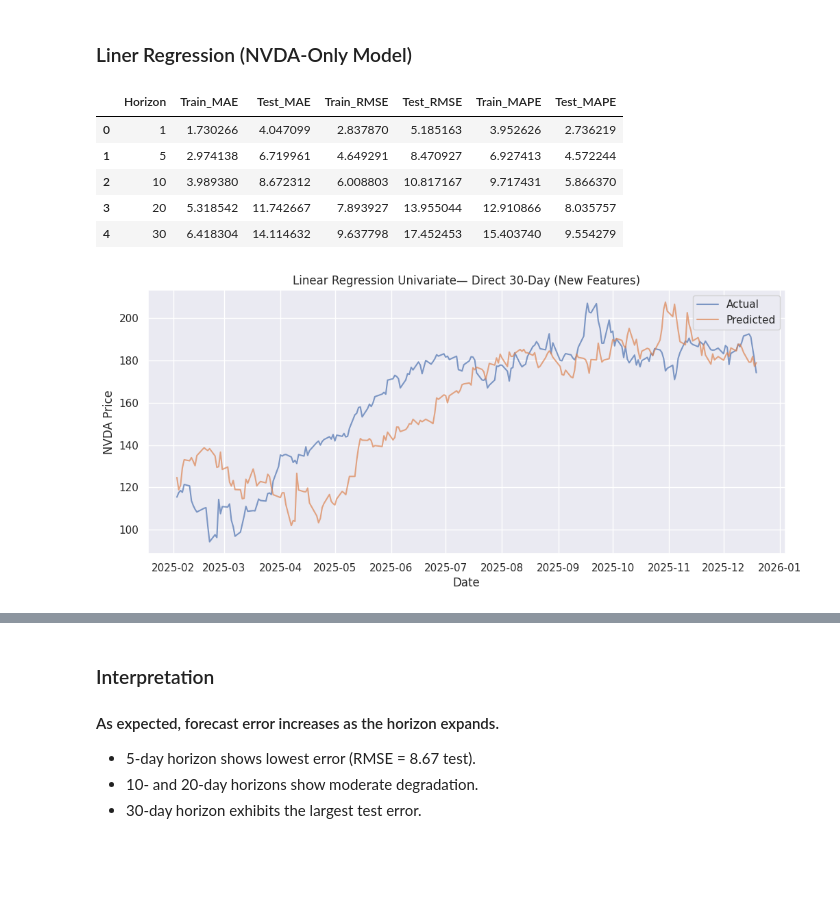
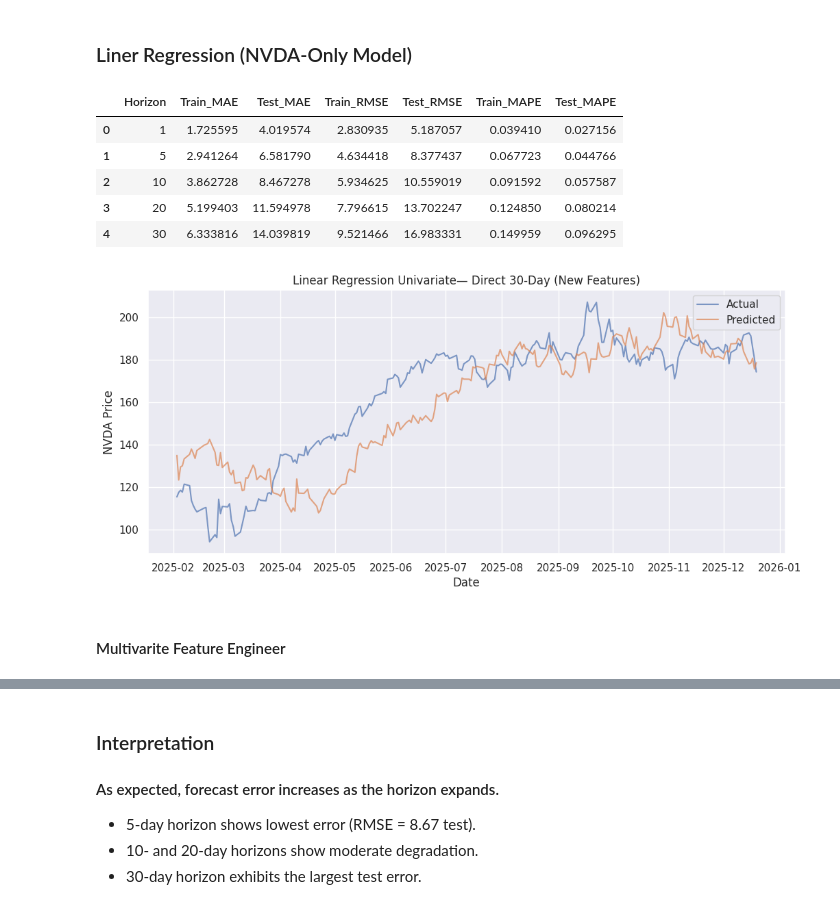
Before and after one commit to EsserMishelle/short-term-stock-forecast, a Jupyter notebook: Copy_of_05_ml_price_based_more.ipynb, the cells around one changed output, grey strips where cells are left out. Cells and saved outputs as stored; diff of their text form; code cells hidden in the pictures; blank space fills up the shorter version.

```diff
--- a/Copy_of_05_ml_price_based_more.ipynb
+++ b/Copy_of_05_ml_price_based_more.ipynb
@@ -404,7 +382,7 @@ X_cols_uni = [
 
 # # Lagged Volumes
 # 'nvda_lag1_volume',
-# 'nvda_lag2_volume',
+'nvda_lag2_volume',
 # 'nvda_lag3_volume',
 # 'nvda_lag5_volume',
 # 'nvda_lag10_volume',
@@ -415,11 +393,18 @@ X_cols_uni = [
 
 
 # # Moving Avg (Different timeframe trends indicators)
-'nvda_roll2_price',
+# 'nvda_roll2_price',
 # 'nvda_roll3_price',
 # 'nvda_roll5_price', #added
 # 'nvda_roll10_price',
 # 'nvda_roll20_price',
+
+# 'nvda_roll2_dist_price',
+'nvda_roll3_dist_price', #(not sure yet, it improves 1 day and 5 days by little)
+# 'nvda_roll5_dist_price',
+# 'nvda_roll10_dist_price',
+# 'nvda_roll20_dist_price',
+
 
 # # How much is price fluctuating?
 'nvda_price_std2',
@@ -443,25 +428,26 @@ X_cols_uni = [
 # 'nvda_ema20',
 
 # # Price Changes
-'nvda_lag1_return',
+# 'nvda_lag1_return',
 # 'nvda_lag2_return', # deleted
 # 'nvda_lag3_return',
 # 'nvda_lag5_return',
 # 'nvda_lag10_return',
 # 'nvda_lag20_return',
 
+
 # # Trading activity signals
 
-'nvda_volume_ma2',
+# 'nvda_volume_ma2',
 # 'nvda_volume_ma3',
 # 'nvda_volume_ma5',
-# 'nvda_volume_ma20',
-
+'nvda_volume_ma20',
+# 'nvda_volume_ma30',
 # 'nvda_price_volume', # Dollar volume
 # 'nvda_price_volume_ma1',
 # 'nvda_price_volume_ma2',
 # 'nvda_price_volume_ma3',
-# 'nvda_price_volume_ma5',
+# 'nvda_price_volume_ma10',
 # 'nvda_price_volume_ma20',
 
 # # High-Low range (shifted to avoid data leakage)
@@ -481,6 +467,13 @@ X_cols_uni = [
 'nvda_momentum5',
 # 'nvda_momentum10',
 
+
+# 'mom5_x_std2',
+# 'mom5_x_std3',
+# 'mom5_x_std5',
+'mom5_x_std10',
+# 'mom5_x_std20',
+
 # Calendar Features
 # 'day_of_week',
 # 'month' ,
@@ -491,37 +484,41 @@ X_cols_uni = [
 # %%
 # Horizons (Various timeframes to test)
 horizons = [1, 5, 10, 20, 30]
 results_lr_uni = []
 
 for h in horizons:
 
     metrics, model, test_idx, y_test, y_pred = evaluate_direct_price_model(
         df=df,
+        model=LinearRegression(),
         feature_cols=X_cols_uni,
         horizon=h,
-        split_date=split_date
+        split_date=split_date,
+        scale=False
     )
 
     results_lr_uni.append(metrics)
 
 price_lr_uni_df = pd.DataFrame(results_lr_uni)
 display(price_lr_uni_df)
 
 print()
 
 plt.figure(figsize=(12,5))
 plt.plot(test_idx, y_test, label='Actual', alpha=0.7)
 plt.plot(test_idx, y_pred, label='Predicted', alpha=0.7)
 plt.title('Linear Regression Univariate— Direct 30-Day (New Features)')
 plt.xlabel('Date')
 plt.ylabel('NVDA Price')
 plt.legend()
 plt.show()
 # %% [output]
 |  | Horizon | Train_MAE | Test_MAE | Train_RMSE | Test_RMSE | Train_MAPE | Test_MAPE |
-| 0 | 1 | 1.730266 | 4.047099 | 2.837870 | 5.185163 | 3.952626 | 2.736219 |
-| 1 | 5 | 2.974138 | 6.719961 | 4.649291 | 8.470927 | 6.927413 | 4.572244 |
-| 2 | 10 | 3.989380 | 8.672312 | 6.008803 | 10.817167 | 9.717431 | 5.866370 |
-| 3 | 20 | 5.318542 | 11.742667 | 7.893927 | 13.955044 | 12.910866 | 8.035757 |
-| 4 | 30 | 6.418304 | 14.114632 | 9.637798 | 17.452453 | 15.403740 | 9.554279 |
+| 0 | 1 | 1.725595 | 4.019574 | 2.830935 | 5.187057 | 0.039410 | 0.027156 |
+| 1 | 5 | 2.941264 | 6.581790 | 4.634418 | 8.377437 | 0.067723 | 0.044766 |
+| 2 | 10 | 3.862728 | 8.467278 | 5.934625 | 10.559019 | 0.091592 | 0.057587 |
+| 3 | 20 | 5.199403 | 11.594978 | 7.796615 | 13.702247 | 0.124850 | 0.080214 |
+| 4 | 30 | 6.333816 | 14.039819 | 9.521466 | 16.983331 | 0.149959 | 0.096295 |
-[figure, old version]
+[figure, new version]
+# %% [markdown]
+#### Multivarite Feature Engineer
```
Also changed, not shown: parts of 47 cells of this notebook.
